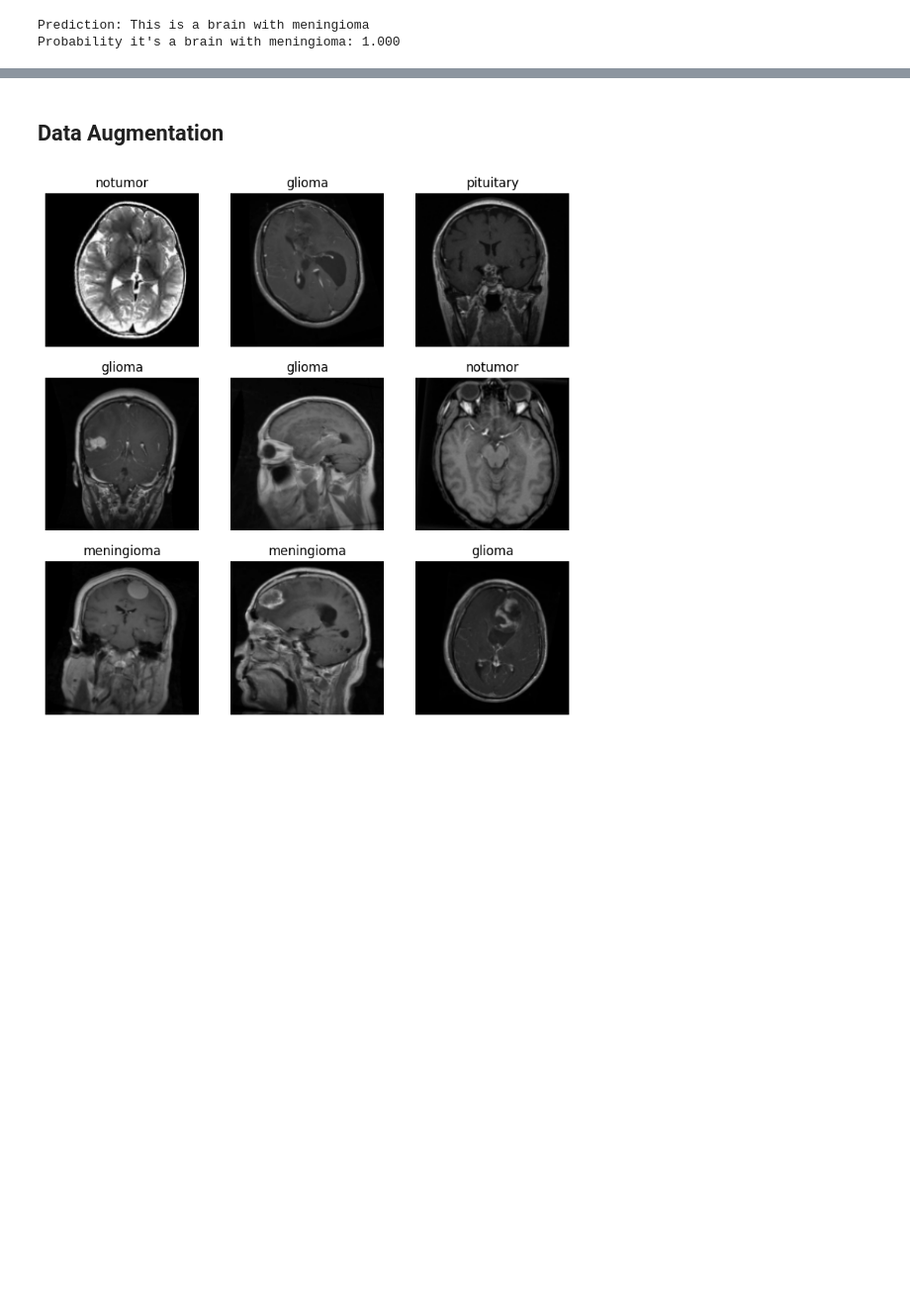
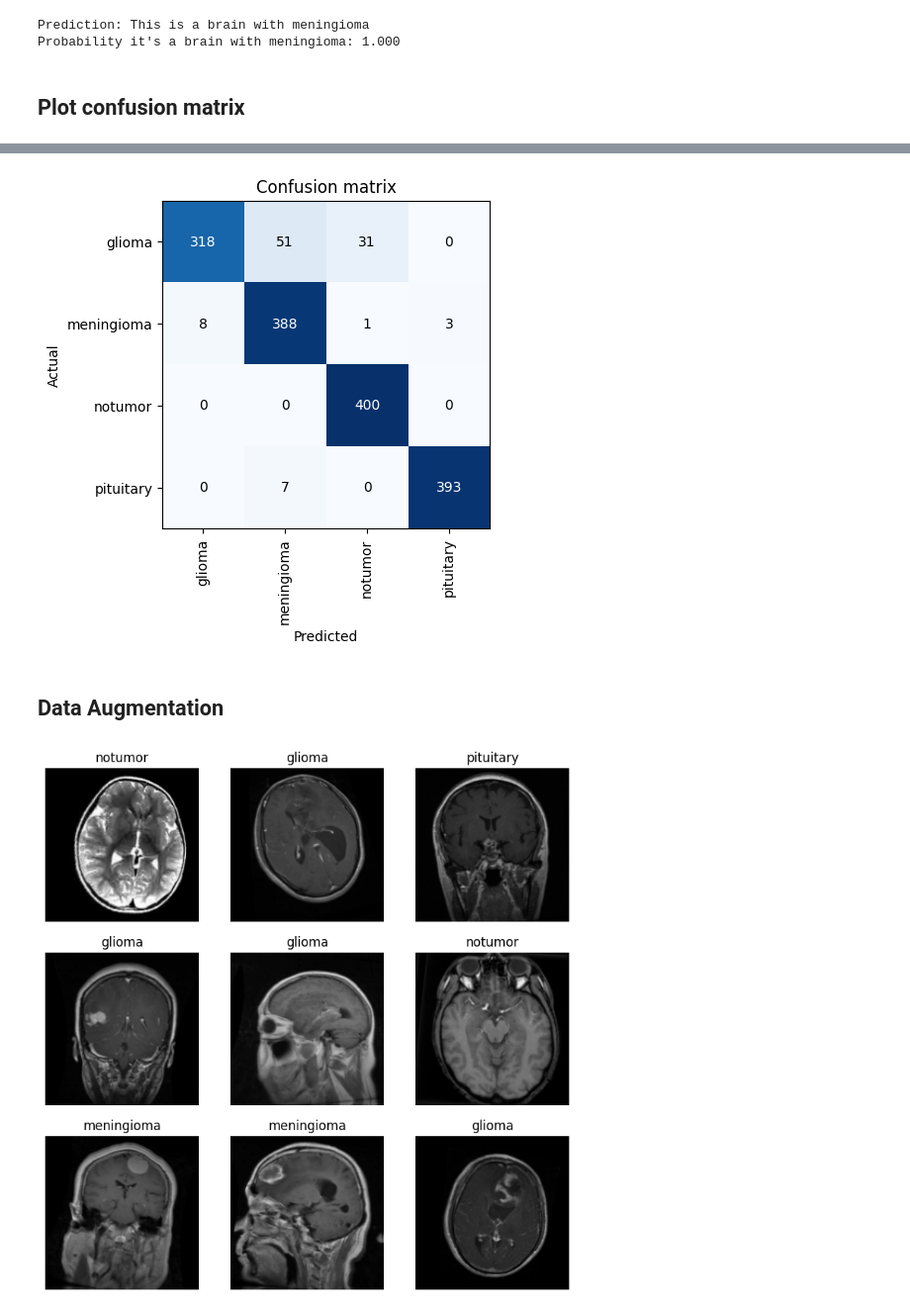
Before and after one commit to aviram421/mri-tumor-classification, a Jupyter notebook: tumor-classification-model.ipynb, the cells around one changed output, grey strips where cells are left out. Shown at 99% size. Drawn from its saved outputs; the diff is of its cells as text; code cells hidden in the pictures; blank space fills up the shorter version.

Commit message:
Plot another confusion matrix

```diff
--- a/tumor-classification-model.ipynb
+++ b/tumor-classification-model.ipynb
@@ -169,3 +169,9 @@ predict_tumor_type(meningioma_example)
 [interactive output not drawn]
 Prediction: This is a brain with meningioma
 Probability it's a brain with meningioma: 1.000
+# %% [markdown]
+## Plot confusion matrix
+# %%
+interp = ClassificationInterpretation.from_learner(learn)
+interp.plot_confusion_matrix()
+# %% [output]
@@ -172,3 +180,4 @@ Probability it's a brain with meningioma: 1.000
+[figure, added]
 # %% [markdown]
 ## Data Augmentation
 # %%
```
Also changed, not shown: parts of 5 cells of this notebook.
